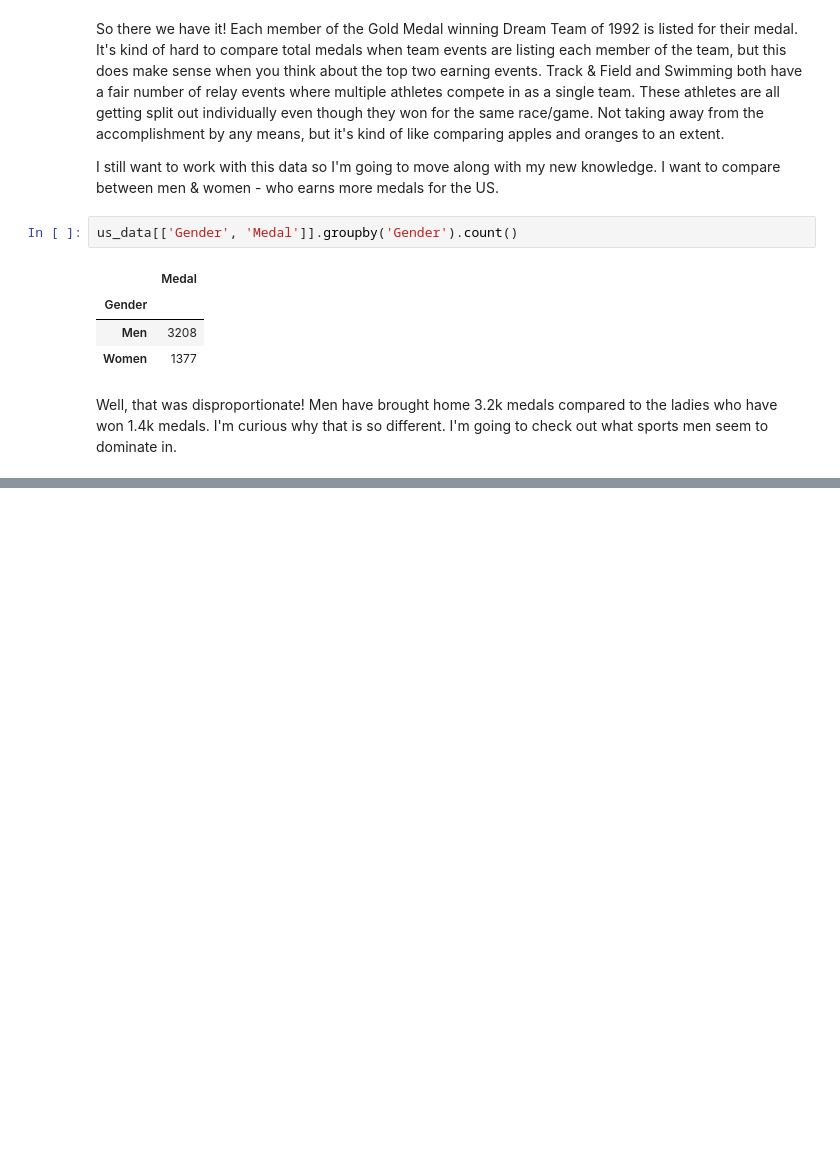
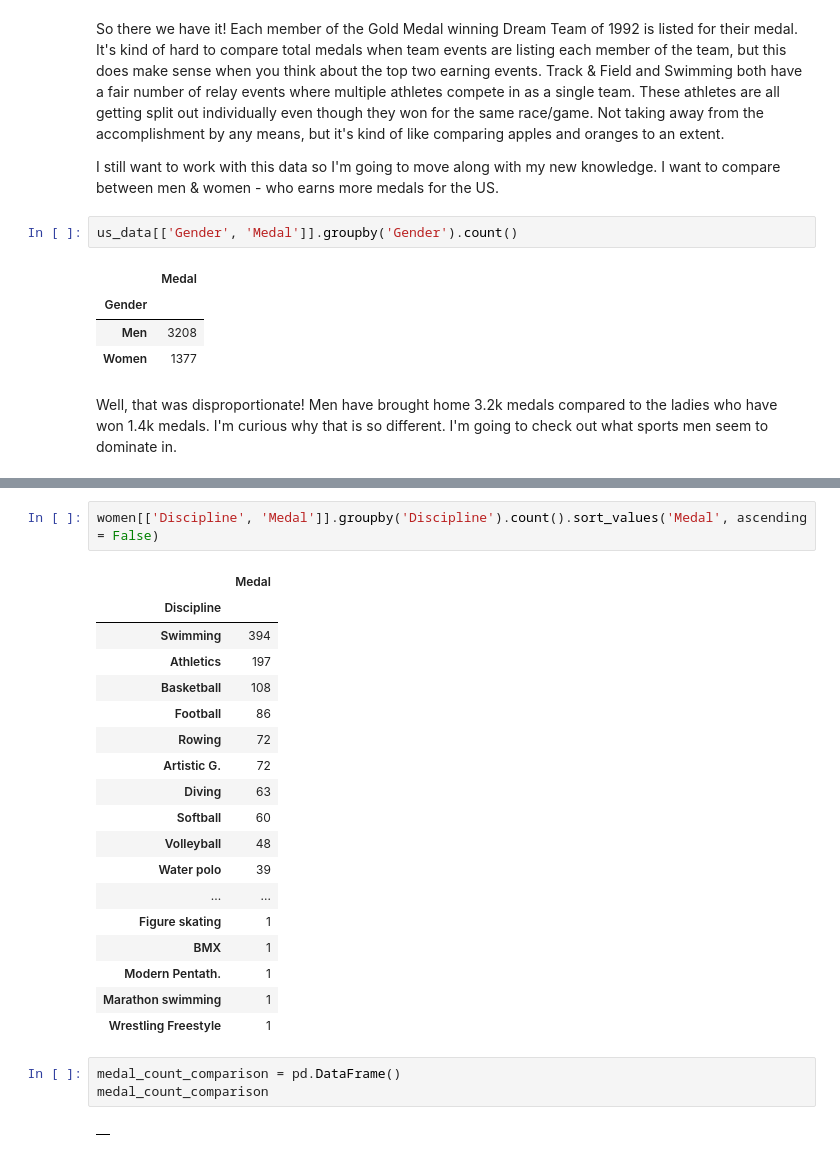
Before and after one commit to mcerow/summer_olympics, a Jupyter notebook: Summer_Olympics.ipynb, the cells around one changed output, grey strips where cells are left out. Saved outputs shown, nothing was run; the diff lists cells and outputs as text; blank space fills up the shorter version.

```diff
--- a/Summer_Olympics.ipynb
+++ b/Summer_Olympics.ipynb
@@ -243,0 +289,26 @@ Well, that was disproportionate! Men have brought home 3.2k medals compared to t
+# %%
+women[['Discipline', 'Medal']].groupby('Discipline').count().sort_values('Medal', ascending = False)
+# %% [output]
+|  | Medal |
+| Discipline |  |
+| Swimming | 394 |
+| Athletics | 197 |
+| Basketball | 108 |
+| Football | 86 |
+| Rowing | 72 |
+| Artistic G. | 72 |
+| Diving | 63 |
+| Softball | 60 |
+| Volleyball | 48 |
+| Water polo | 39 |
+| ... | ... |
+| Figure skating | 1 |
+| BMX | 1 |
+| Modern Pentath. | 1 |
+| Marathon swimming | 1 |
+| Wrestling Freestyle | 1 |
+# %%
+medal_count_comparison = pd.DataFrame()
+medal_count_comparison
+# %% [output]
+|  |
```
Also changed, not shown: parts of 6 cells of this notebook.
